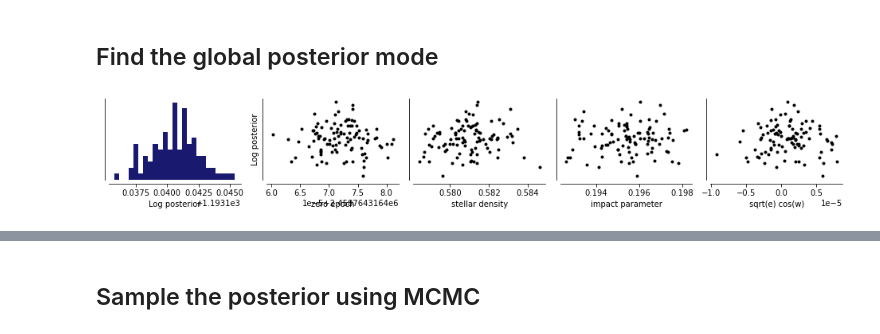
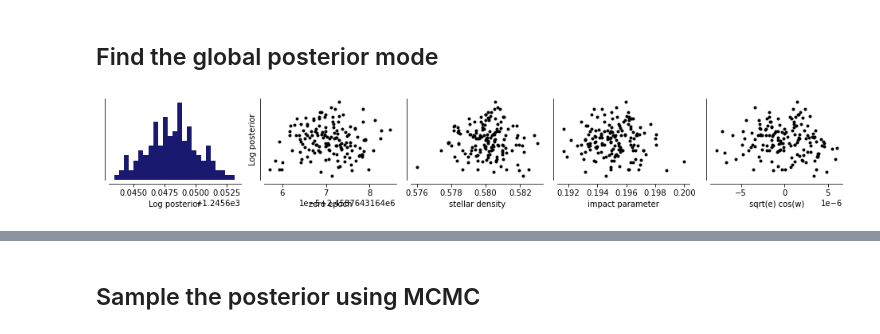
Before and after one commit to hpparvi/cheops_kelt_1, a Jupyter notebook: visit_4.ipynb, the cells around one changed output, grey strips where cells are left out. Cells and saved outputs as stored; diff of their text form; code cells hidden in the pictures.

```diff
--- a/visit_4.ipynb
+++ b/visit_4.ipynb
@@ -39,6 +37,6 @@ lpf.print_parameters(1)
 # %% [markdown]
 ## Find the global posterior mode
 # %%
-lpf.optimize_global(1500, npop=100)
+lpf.optimize_global(2500, npop=150)
 # %% [output]
-[figure, old version]
+[figure, new version]
```
Also changed, not shown: parts of 11 cells of this notebook, 10 other files.
